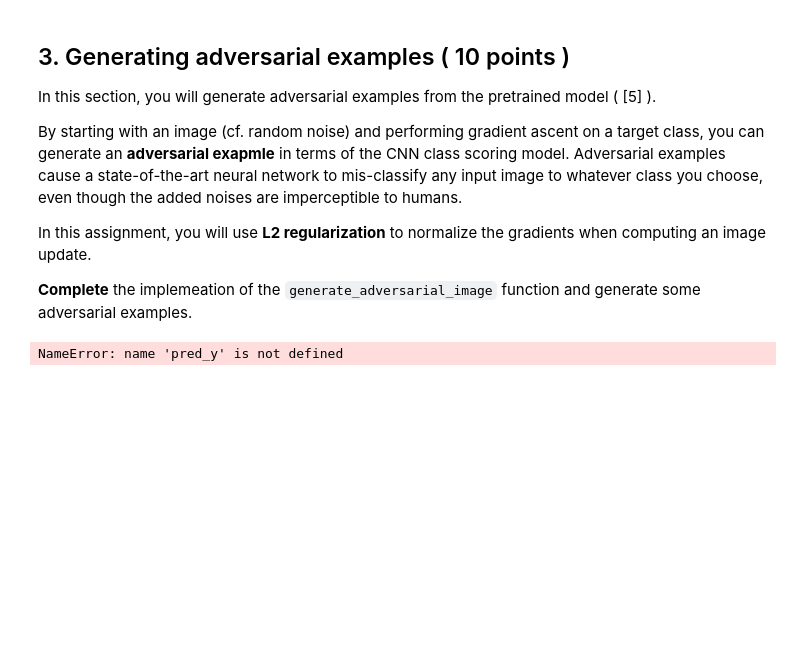
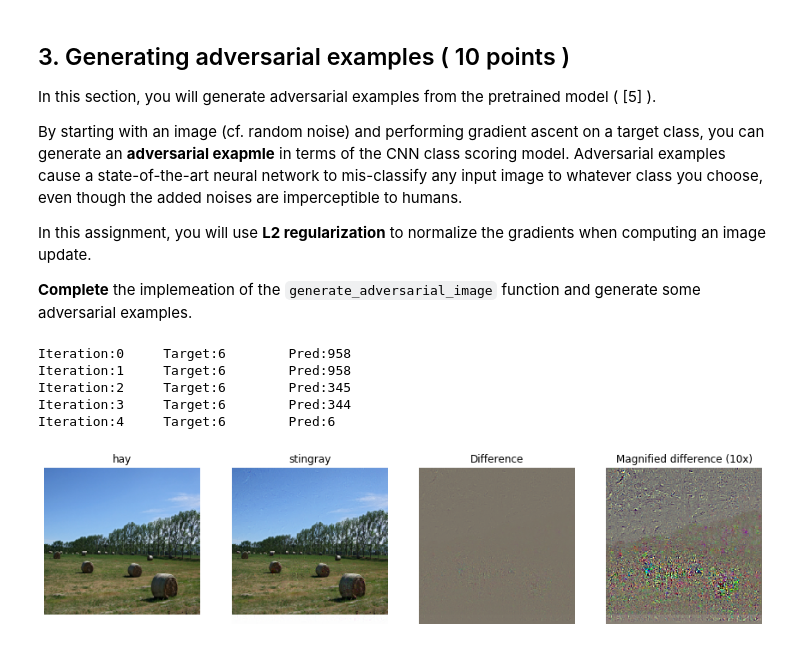
Before and after one commit to vanduc103/deep-learning-2019, a Jupyter notebook: Assignment2/Assignment2-3_Visualizing_CNN.ipynb, the cells around one changed output. Drawn from its saved outputs; the diff is of its cells as text; code cells hidden in the pictures; blank space fills up the shorter version.

```diff
--- a/Assignment2/Assignment2-3_Visualizing_CNN.ipynb
+++ b/Assignment2/Assignment2-3_Visualizing_CNN.ipynb
@@ -200,33 +197,46 @@ def generate_adversarial_image(X, target_y, model):
     learning_rate =  1
     num_iterations = 100
 
     X_adversarial = X.copy()
     ##############################################################################
     #                          IMPLEMENT YOUR CODE                               #
     ##############################################################################
-    pass
+    correct_scores = model.outputs[0, target_y]
+    loss = correct_scores
+    gradient = tf.gradients(loss, model.inputs)
+    l2_reg = 1e-3
+    gradient -= 2*l2_reg*model.inputs
+    #pass
     ##############################################################################
     #                             END OF YOUR CODE                               #
     ##############################################################################
     for i in range(num_iterations):
         ##############################################################################
         #                          IMPLEMENT YOUR CODE                               #
         ##############################################################################
-        pass
+        grad_values, outputs = sess.run([gradient, model.outputs], feed_dict = {model.inputs: X_adversarial})
+        pred_y = np.argmax(outputs[0])
+        X_adversarial += learning_rate * grad_values[0]
+        #pass
         ##############################################################################
         #                             END OF YOUR CODE                               #
         ##############################################################################
         print("Iteration:%d\tTarget:%d\tPred:%d" % (i, target_y, pred_y))
 
         if target_y == pred_y:
             break
 
     assert target_y == pred_y, 'The network is not fooled!'
     return X_adversarial
 
 image_idx = 0
 target_y = 6
 X_adversarial = generate_adversarial_image(X[image_idx:image_idx+1], target_y, model)
 plot_images(X[image_idx:image_idx+1], Y[image_idx:image_idx+1], Class_names, Adversarial=X_adversarial, Target_y=target_y)
 # %% [output]
-NameError: name 'pred_y' is not defined
+Iteration:0     Target:6        Pred:958
+Iteration:1     Target:6        Pred:958
+Iteration:2     Target:6        Pred:345
+Iteration:3     Target:6        Pred:344
+Iteration:4     Target:6        Pred:6
+[figure, added]
```
Also changed, not shown: parts of 3 cells of this notebook.
